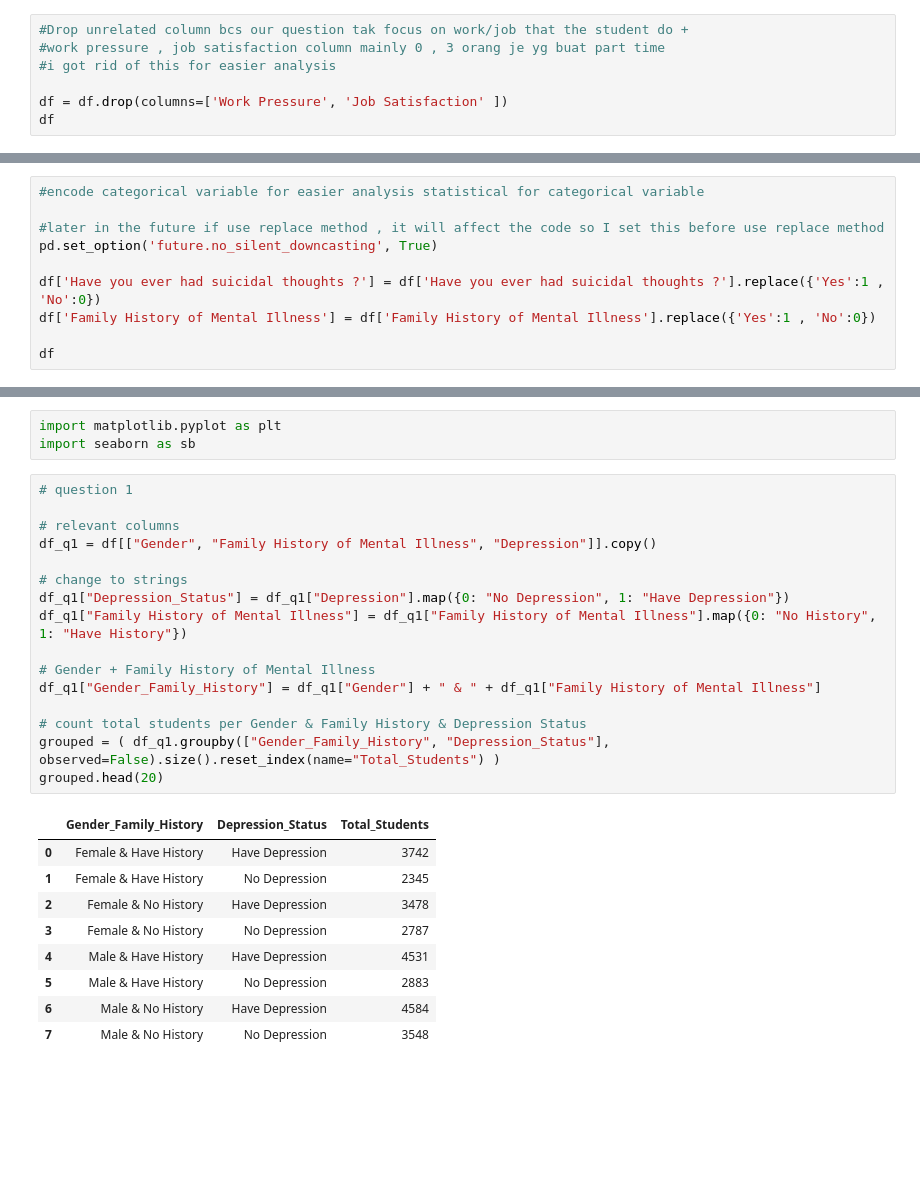
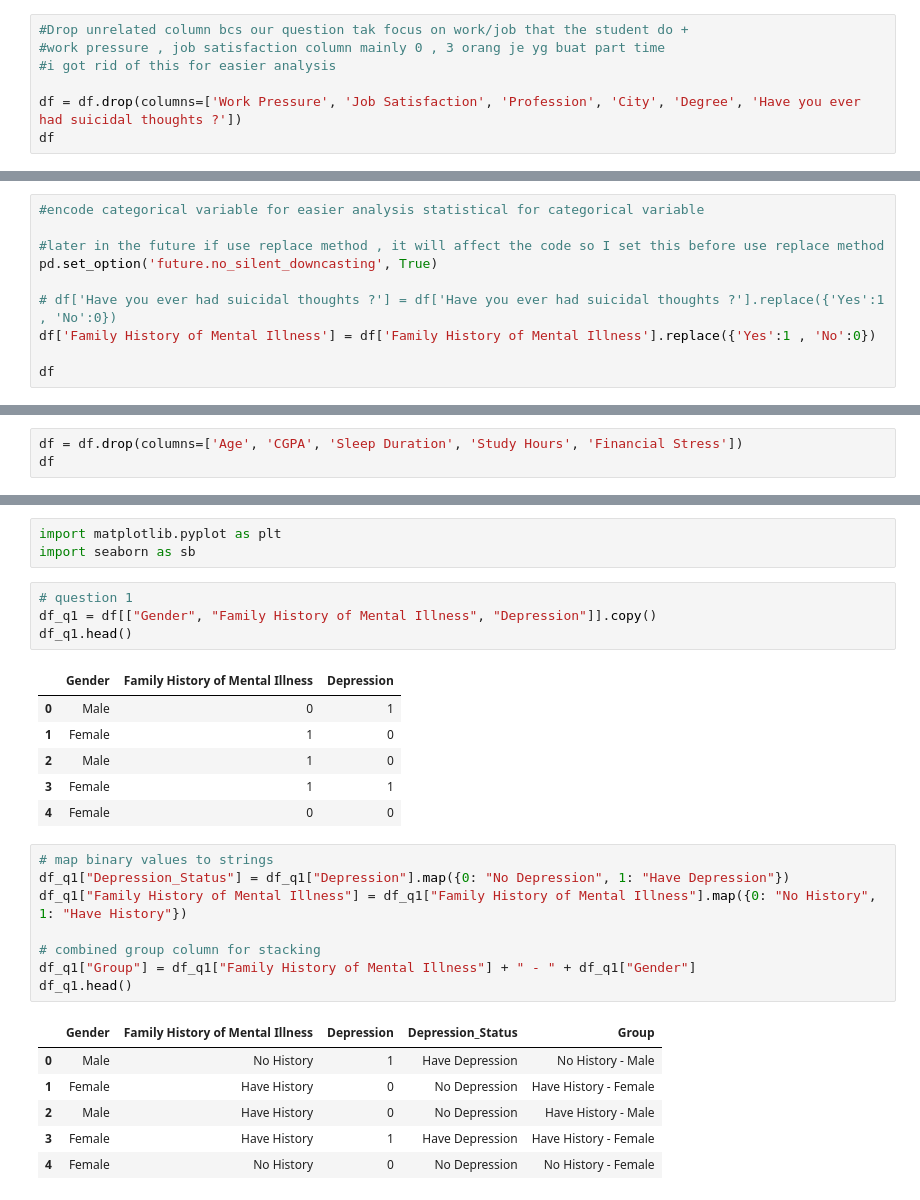
Before and after one commit to dinnifarisya/Student-Depression-Data-Science-Project, a Jupyter notebook: Data Science Project.ipynb, the cells around one changed output, grey strips where cells are left out. Drawn from its saved outputs; the diff is of its cells as text; blank space fills up the shorter version.

```diff
--- a/Data Science Project.ipynb
+++ b/Data Science Project.ipynb
@@ -29,6 +29,6 @@ df
 #work pressure , job satisfaction column mainly 0 , 3 orang je yg buat part time
 #i got rid of this for easier analysis
 
-df = df.drop(columns=['Work Pressure', 'Job Satisfaction' ])
+df = df.drop(columns=['Work Pressure', 'Job Satisfaction', 'Profession', 'City', 'Degree', 'Have you ever had suicidal thoughts ?'])
 df
 # %% [output]
@@ -385,7 +391,7 @@ Highest financial stress: 5
 #later in the future if use replace method , it will affect the code so I set this before use replace method
 pd.set_option('future.no_silent_downcasting', True)
 
-df['Have you ever had suicidal thoughts ?'] = df['Have you ever had suicidal thoughts ?'].replace({'Yes':1 , 'No':0})
+# df['Have you ever had suicidal thoughts ?'] = df['Have you ever had suicidal thoughts ?'].replace({'Yes':1 , 'No':0})
 df['Family History of Mental Illness'] = df['Family History of Mental Illness'].replace({'Yes':1 , 'No':0})
 
 df
@@ -486,2 +492,5 @@ df
 # %% [markdown]
  Exploratory Data Analysis
+# %%
+df = df.drop(columns=['Age', 'CGPA', 'Sleep Duration', 'Study Hours', 'Financial Stress'])
+df
@@ -488,29 +511,29 @@ df
 # %%
 import matplotlib.pyplot as plt
 import seaborn as sb
+# %%
+# question 1
+df_q1 = df[["Gender", "Family History of Mental Illness", "Depression"]].copy()
+df_q1.head()
+# %% [output]
+|  | Gender | Family History of Mental Illness | Depression |
+| 0 | Male | 0 | 1 |
+| 1 | Female | 1 | 0 |
+| 2 | Male | 1 | 0 |
+| 3 | Female | 1 | 1 |
+| 4 | Female | 0 | 0 |
 # %%
-# question 1
-
-# relevant columns
-df_q1 = df[["Gender", "Family History of Mental Illness", "Depression"]].copy()
-
-# change to strings
+# map binary values to strings
 df_q1["Depression_Status"] = df_q1["Depression"].map({0: "No Depression", 1: "Have Depression"})
 df_q1["Family History of Mental Illness"] = df_q1["Family History of Mental Illness"].map({0: "No History", 1: "Have History"})
 
-# Gender + Family History of Mental Illness
-df_q1["Gender_Family_History"] = df_q1["Gender"] + " & " + df_q1["Family History of Mental Illness"]
-
-# count total students per Gender & Family History & Depression Status
-grouped = ( df_q1.groupby(["Gender_Family_History", "Depression_Status"], observed=False).size().reset_index(name="Total_Students") )
-grouped.head(20)
+# combined group column for stacking
+df_q1["Group"] = df_q1["Family History of Mental Illness"] + " - " + df_q1["Gender"]
+df_q1.head()
 # %% [output]
-|  | Gender_Family_History | Depression_Status | Total_Students |
-| 0 | Female & Have History | Have Depression | 3742 |
-| 1 | Female & Have History | No Depression | 2345 |
-| 2 | Female & No History | Have Depression | 3478 |
-| 3 | Female & No History | No Depression | 2787 |
-| 4 | Male & Have History | Have Depression | 4531 |
-| 5 | Male & Have History | No Depression | 2883 |
-| 6 | Male & No History | Have Depression | 4584 |
-| 7 | Male & No History | No Depression | 3548 |
+|  | Gender | Family History of Mental Illness | Depression | Depression_Status | Group |
+| 0 | Male | No History | 1 | Have Depression | No History - Male |
+| 1 | Female | Have History | 0 | No Depression | Have History - Female |
+| 2 | Male | Have History | 0 | No Depression | Have History - Male |
+| 3 | Female | Have History | 1 | Have Depression | Have History - Female |
+| 4 | Female | No History | 0 | No Depression | No History - Female |
```
Also changed, not shown: parts of 36 cells of this notebook.
